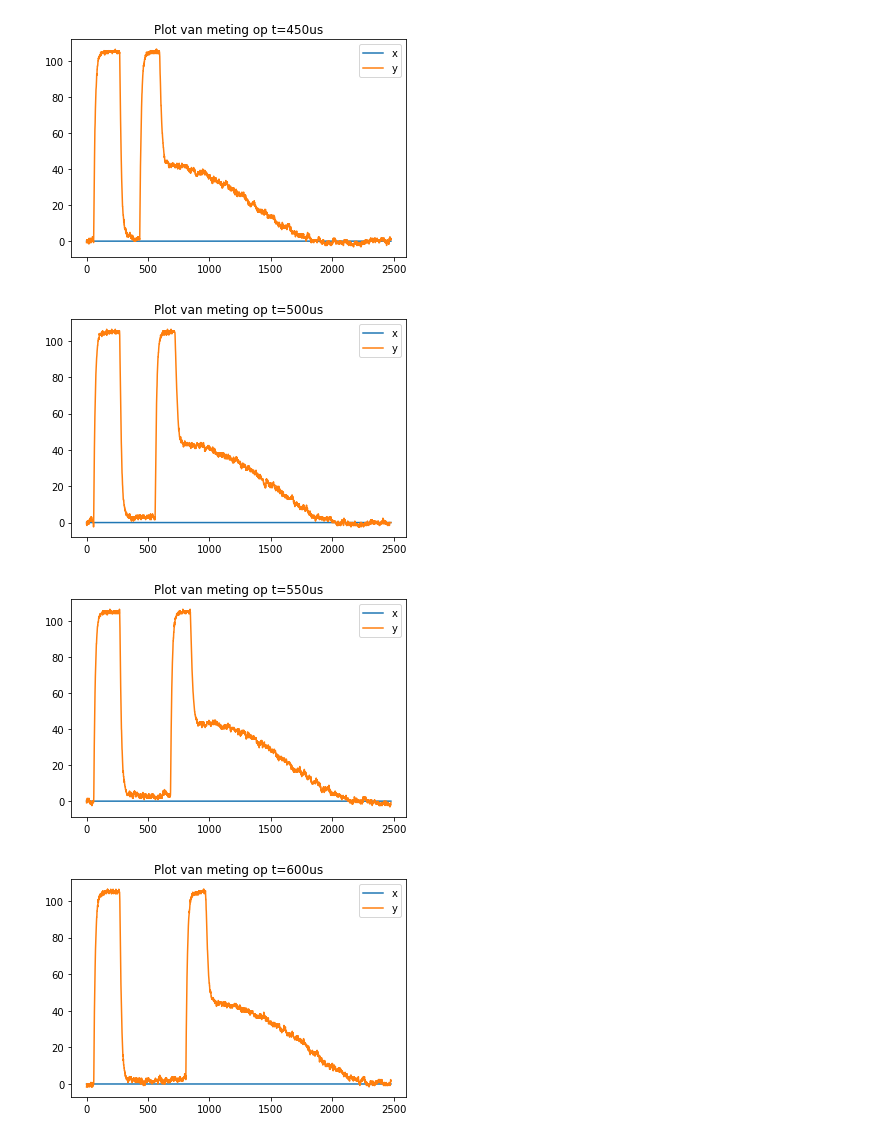
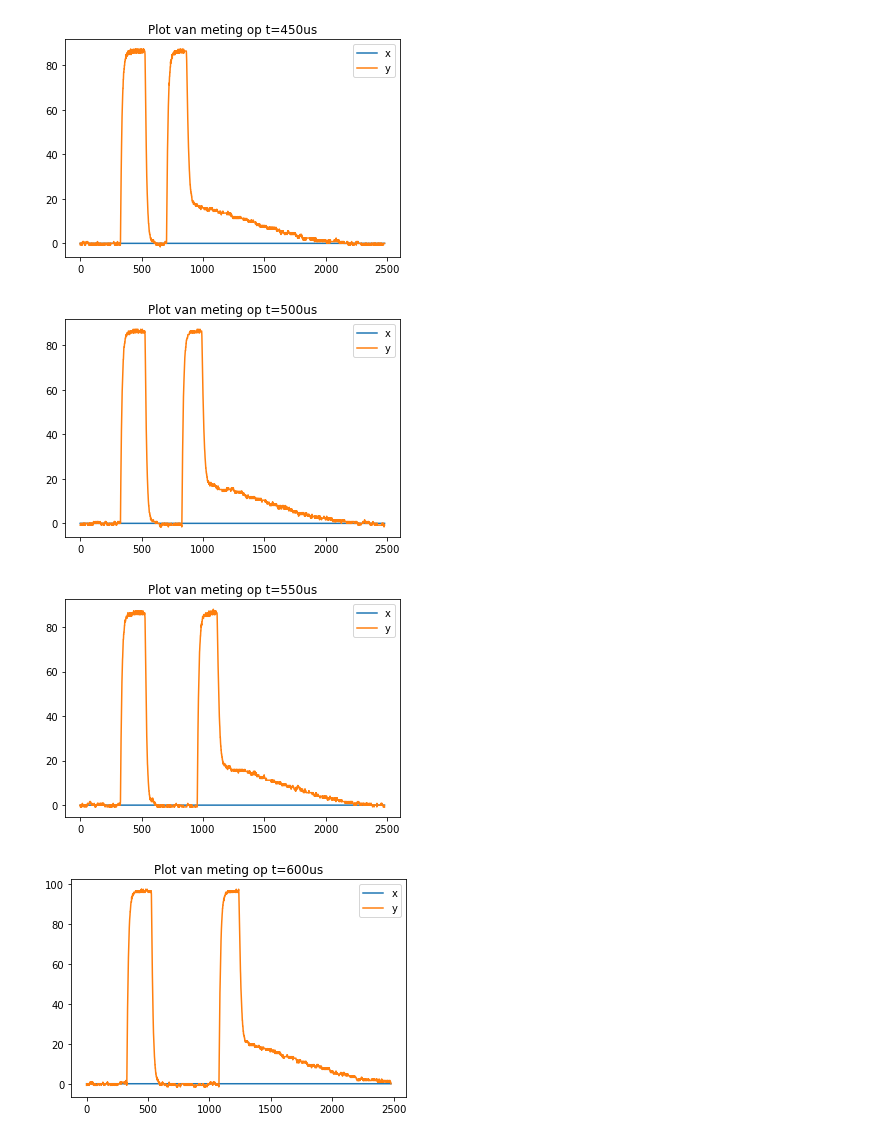
Before and after one commit to everydayanchovies/NMR, a Jupyter notebook: notebooks/nmr_dag_1.ipynb, the cells around one changed output. Saved outputs shown, nothing was run; the diff lists cells and outputs as text; code cells hidden in the pictures.

```diff
--- a/notebooks/nmr_dag_1.ipynb
+++ b/notebooks/nmr_dag_1.ipynb
@@ -9,8 +9,8 @@ from utils.scopeutil import *
 from utils.OOMFormatter import OOMFormatter
 # %%
 # Ik haal een bepaalde meting op en plot het gelijk
-df = get_df(stof=STOF_KOPERCHLORIDE,
-       verhouding="1_4",
+df = get_df(stof=STOF_KOPERCHLORIDE_A,
+       verhouding="1_0",
        T=T1,
        delay=500,
        signal_index=SI_SIGNAL)
@@ -29,8 +29,8 @@ df.plot()
 # krijg je mijn voorbeelden te zien.
 # In de notebook in je browser kun je gewoon naar de functie zelf gaan (ze staan allemaal in util/scopeutil.py)
 for (delay, df) in get_df_of_all_delays(
-        stof=STOF_KOPERCHLORIDE,
-        verhouding="1_4",
+        stof=STOF_KOPERCHLORIDE_A,
+        verhouding="1_0",
         T=T1,
         signal_index=SI_SIGNAL):
     df.plot(title=f"Plot van meting op t={delay}us")
@@ -39,4 +39,4 @@ for (delay, df) in get_df_of_all_delays(
-[figure, old version]
+[figure, new version]
-[figure, old version]
+[figure, new version]
-[figure, old version]
+[figure, new version]
-[figure, old version]
+[figure, new version]
```
Also changed, not shown: parts of 3 cells of this notebook, 1 other file.
